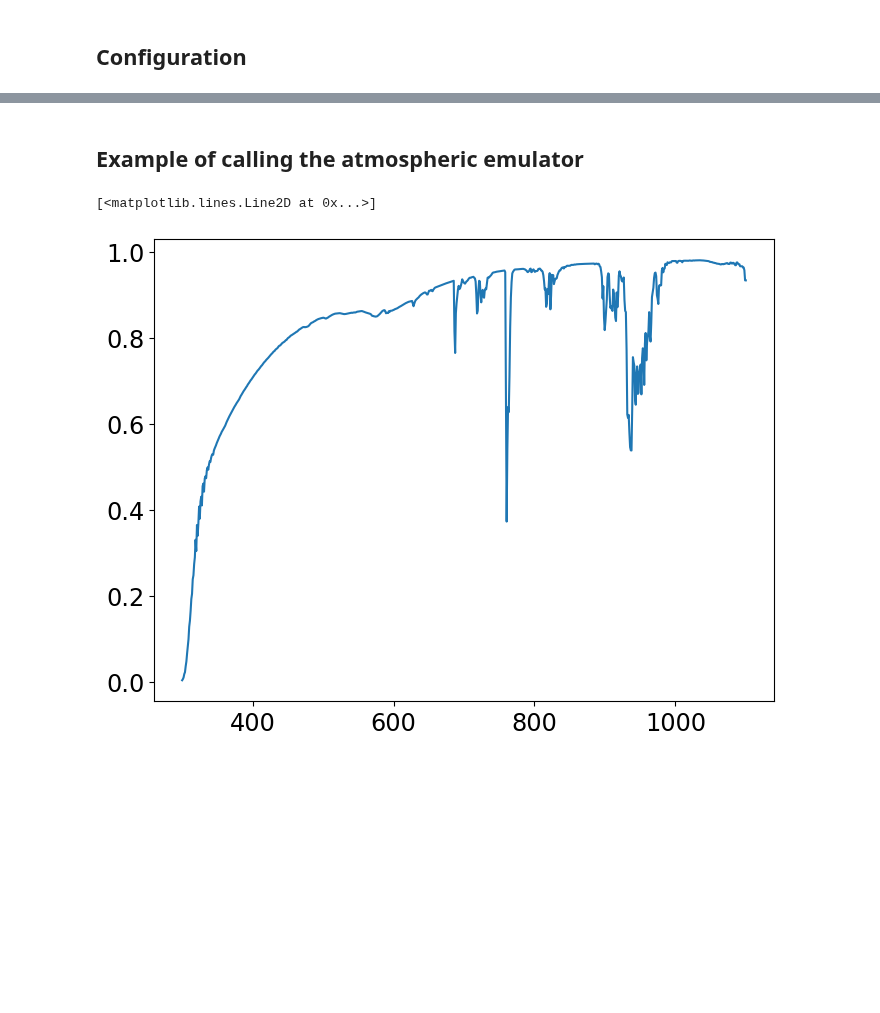
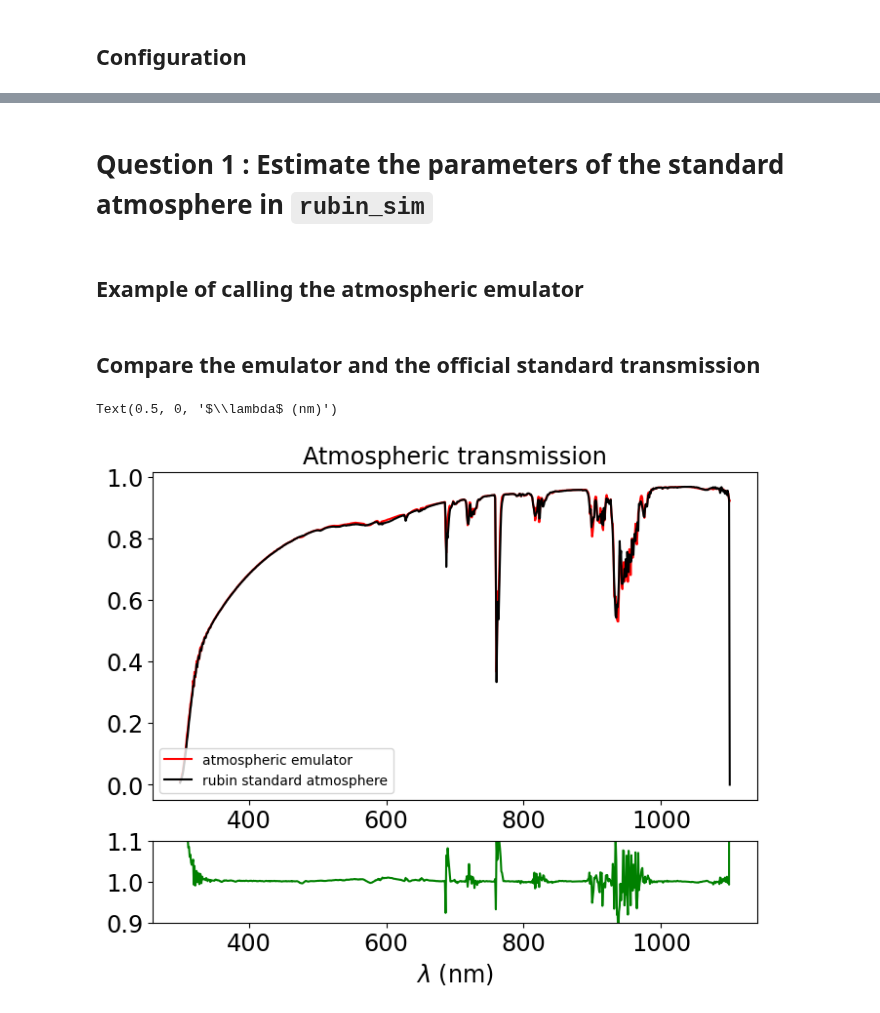
Before and after one commit to sylvielsstfr/RubinLSSTPhotometricCorrTuto, a Jupyter notebook: notebooks/01_AtmosphericParamExtraction/01a_IntroAtmosphericTransparency.ipynb, the cells around one changed output, grey strips where cells are left out. Saved outputs shown, nothing was run; the diff lists cells and outputs as text; code cells hidden in the pictures; blank space fills up the shorter version.

Commit message:
under dev 01a_IntroAtmosphericTransparency.ipynb

```diff
--- a/notebooks/01_AtmosphericParamExtraction/01a_IntroAtmosphericTransparency.ipynb
+++ b/notebooks/01_AtmosphericParamExtraction/01a_IntroAtmosphericTransparency.ipynb
@@ -41,0 +60,6 @@ WL = emul.GetWL()
+# %%
+WLMIN=300.
+WLMAX=1100.
+WLBIN=1.
+NWLBIN=int((WLMAX-WLMIN)/WLBIN)
+WL=np.linspace(WLMIN,WLMAX,NWLBIN)
@@ -41,0 +125,9 @@ WL = emul.GetWL()
+# %%
+fullfilename=os.path.join(path_rubin_sim_throughput,atm_std_filename)
+arr= np.loadtxt(fullfilename)
+
+# interpolate  filter transmission
+ff = interpolate.interp1d(x=arr[:,0], y=arr[:,1],fill_value="extrapolate")
+
+# filter throughput including atm
+transm_atm_std =atm = ff(WL)
@@ -42,16 +191,34 @@ WL = emul.GetWL()
+# %% [markdown]
+# Question 1 : Estimate the parameters of the standard atmosphere in `rubin_sim`
 # %% [markdown]
 ## Example of calling the atmospheric emulator
 # %%
-am0 =1.2    # airmass
+am0 =1.20    # airmass
 pwv0 = 5.0  # Precipitable water vapor vertical column depth in mm
-oz0 = 400.  # Ozone vertical column depth in Dobson Unit (DU)
+oz0 = 300.  # Ozone vertical column depth in Dobson Unit (DU)
 ncomp=1     # Number of aerosol components
-taus= [0.02]# Vertical Aerosol depth (VAOD)
+taus= [0.04]# Vertical Aerosol depth (VAOD)
 betas = [-1]# Aerosol Angstrom exponent
 # %%
-transm = emul.GetAllTransparencies(WL,am0,pwv0,oz0,ncomp=ncomp, taus=taus, betas=betas, flagAerosols=True)
+transm_atm_emul = emul.GetAllTransparencies(WL,am0,pwv0,oz0,ncomp=ncomp, taus=taus, betas=betas, flagAerosols=True)
+# %% [markdown]
+## Compare the emulator and the official standard transmission
 # %%
-plt.plot(WL,transm)
+fig = plt.figure(figsize=(8,6))
+
+gs = GridSpec(2, 1,  height_ratios=[4, 1], figure=fig)
+axs1 = fig.add_subplot(gs[0,0])
+
+axs1.plot(WL,transm_atm_emul,'r-',label = 'atmospheric emulator ')
+axs1.plot(WL,transm_atm_std,'k-', label = "rubin standard atmosphere")
+axs1.legend(loc="lower left")
+axs1.set_title("Atmospheric transmission")
+main_ax =axs1
+
+axs2 = fig.add_subplot(gs[1,0],sharex=main_ax)
+axs2.plot(WL,transm_atm_emul/transm_atm_std,'g-',label = 'emulator/rubin-std')
+axs2.set_ylim(0.9,1.1)
+axs2.set_xlabel("$\\lambda$ (nm)")
 # %% [output]
-[<matplotlib.lines.Line2D at 0x...>]
+Text(0.5, 0, '$\\lambda$ (nm)')
-[figure, old version]
+[figure, new version]
```
Also changed, not shown: parts of 41 cells of this notebook.
